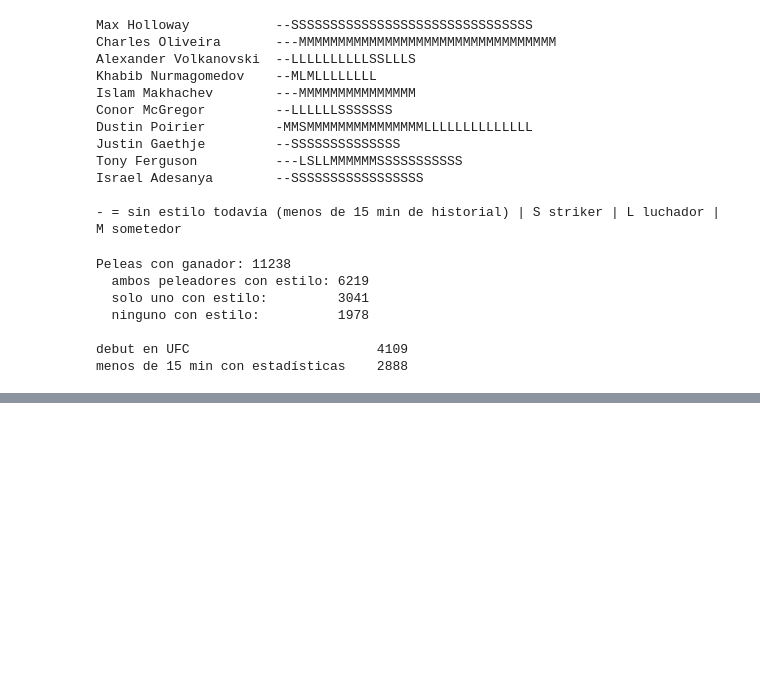
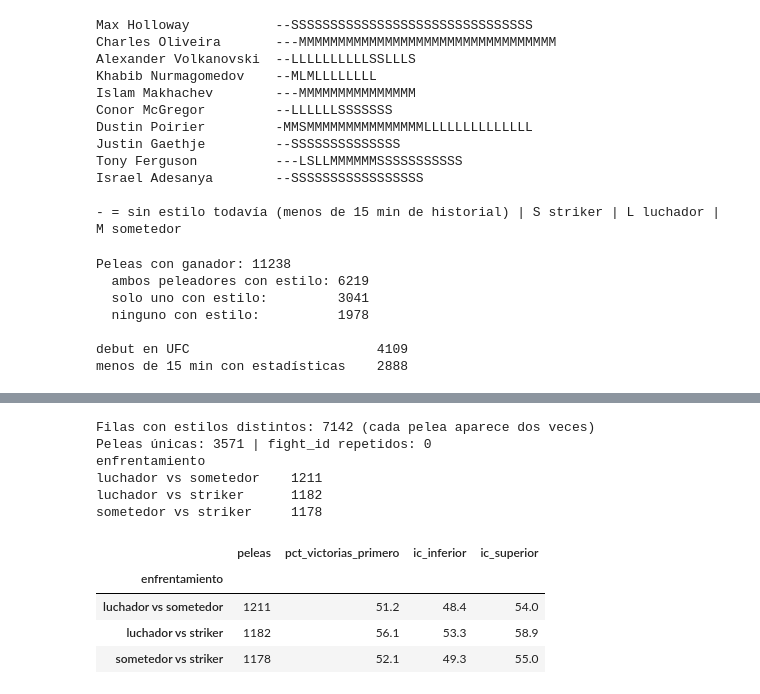
Before and after one commit to Samirsigno/ufcAnalysis, a Jupyter notebook: fighter_analisis.ipynb, the cells around one changed output, grey strips where cells are left out. Cells and saved outputs as stored; diff of their text form; code cells hidden in the pictures; blank space fills up the shorter version.

```diff
--- a/fighter_analisis.ipynb
+++ b/fighter_analisis.ipynb
@@ -1051,0 +1062,48 @@ menos de 15 min con estadísticas    2888
+# %%
+# Mejora 2 - Paso 1: una fila por pelea entre estilos distintos
+entre_estilos = peleas_estilo_df[
+    peleas_estilo_df["estilo"].notna()
+    & peleas_estilo_df["opp_estilo"].notna()
+    & (peleas_estilo_df["estilo"] != peleas_estilo_df["opp_estilo"])
+]
+print(
+    f"Filas con estilos distintos: {len(entre_estilos)} (cada pelea aparece dos veces)"
+)
+
+# De las dos filas de cada pelea se queda la del estilo que va primero en orden alfabético
+enfrentamientos = entre_estilos[
+    entre_estilos["estilo"] < entre_estilos["opp_estilo"]
+].copy()
+enfrentamientos["enfrentamiento"] = (
+    enfrentamientos["estilo"] + " vs " + enfrentamientos["opp_estilo"]
+)
+print(
+    f"Peleas únicas: {len(enfrentamientos)} | fight_id repetidos: {enfrentamientos['fight_id'].duplicated().sum()}"
+)
+print(enfrentamientos["enfrentamiento"].value_counts().to_string())
+# %% [output]
+Filas con estilos distintos: 7142 (cada pelea aparece dos veces)
+Peleas únicas: 3571 | fight_id repetidos: 0
+enfrentamiento
+luchador vs sometedor    1211
+luchador vs striker      1182
+sometedor vs striker     1178
+# %%
+# Mejora 2 - Paso 2: % de victorias del primer estilo e intervalo de confianza del 95%
+def tabla_enfrentamientos(datos):
+    tabla = datos.groupby("enfrentamiento")["gano"].agg(peleas="size", p="mean")
+    error = 1.96 * np.sqrt(tabla["p"] * (1 - tabla["p"]) / tabla["peleas"])
+    tabla["pct_victorias_primero"] = tabla["p"] * 100
+    tabla["ic_inferior"] = (tabla["p"] - error) * 100
+    tabla["ic_superior"] = (tabla["p"] + error) * 100
+    return tabla.drop(columns="p")
+
+
+resultado_estilos = tabla_enfrentamientos(enfrentamientos)
+resultado_estilos.round(1)
+# %% [output]
+|  | peleas | pct_victorias_primero | ic_inferior | ic_superior |
+| enfrentamiento |  |  |  |  |
+| luchador vs sometedor | 1211 | 51.2 | 48.4 | 54.0 |
+| luchador vs striker | 1182 | 56.1 | 53.3 | 58.9 |
+| sometedor vs striker | 1178 | 52.1 | 49.3 | 55.0 |
```
Also changed, not shown: parts of 4 cells of this notebook, 1 other file.
